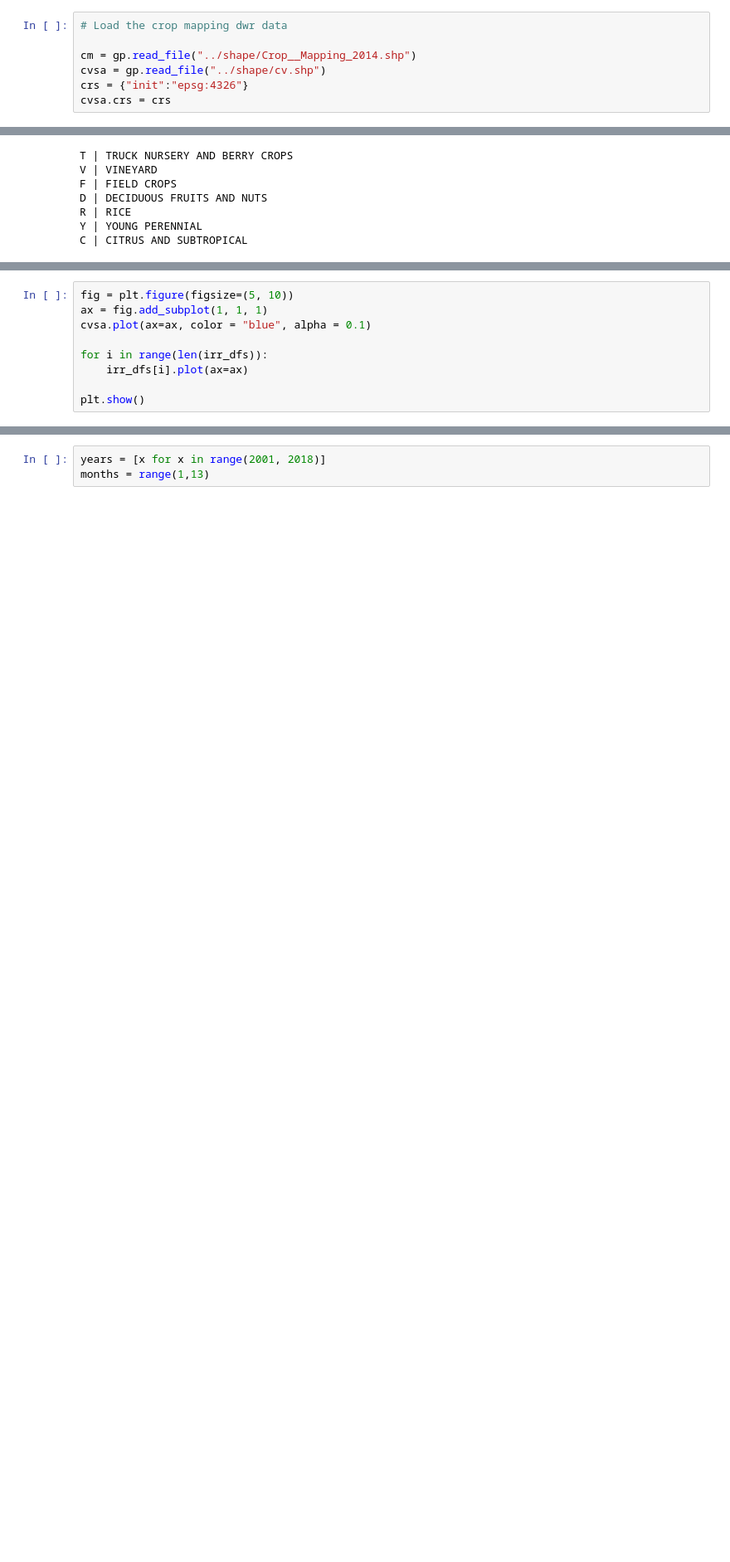
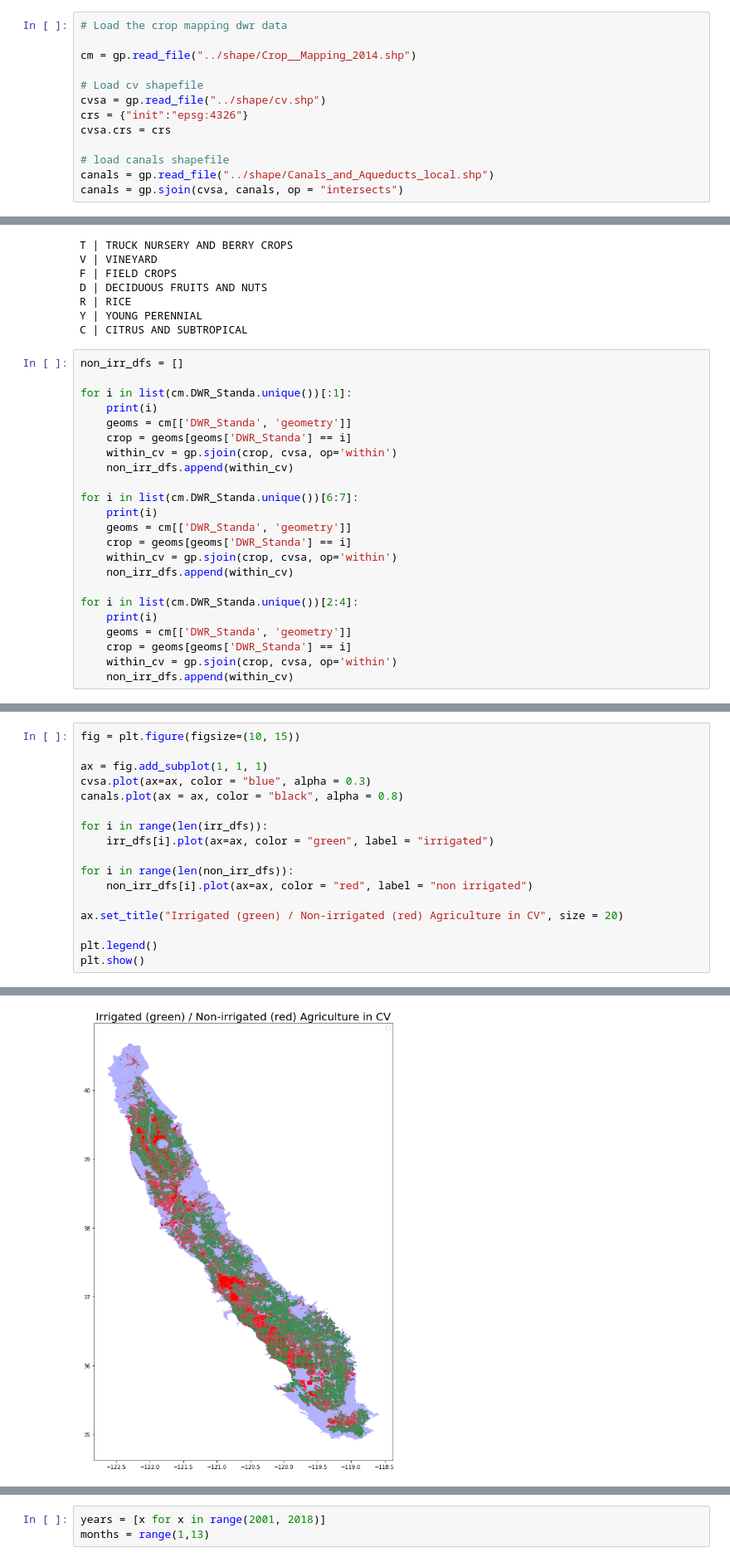
Before and after one commit to kashingtonDC/cvwbm, a Jupyter notebook: code/DWR_crops.ipynb, the cells around one changed output, grey strips where cells are left out. Shown: that part at 83% size. Saved outputs shown, nothing was run; the diff lists cells and outputs as text; blank space fills up the shorter version.

Commit message:
update dwr crops

```diff
--- a/code/DWR_crops.ipynb
+++ b/code/DWR_crops.ipynb
@@ -14,6 +19,12 @@ ee.Initialize()
 # Load the crop mapping dwr data
 
 cm = gp.read_file("../shape/Crop__Mapping_2014.shp")
+
+# Load cv shapefile
 cvsa = gp.read_file("../shape/cv.shp")
 crs = {"init":"epsg:4326"}
 cvsa.crs = crs
+
+# load canals shapefile
+canals = gp.read_file("../shape/Canals_and_Aqueducts_local.shp")
+canals = gp.sjoin(cvsa, canals, op = "intersects")
@@ -61,3 +70,26 @@ D | DECIDUOUS FRUITS AND NUTS
 R | RICE
 Y | YOUNG PERENNIAL
 C | CITRUS AND SUBTROPICAL
+# %%
+non_irr_dfs = []
+
+for i in list(cm.DWR_Standa.unique())[:1]:
+    print(i)
+    geoms = cm[['DWR_Standa', 'geometry']]
+    crop = geoms[geoms['DWR_Standa'] == i]
+    within_cv = gp.sjoin(crop, cvsa, op='within')
+    non_irr_dfs.append(within_cv)
+
+for i in list(cm.DWR_Standa.unique())[6:7]:
+    print(i)
+    geoms = cm[['DWR_Standa', 'geometry']]
+    crop = geoms[geoms['DWR_Standa'] == i]
+    within_cv = gp.sjoin(crop, cvsa, op='within')
+    non_irr_dfs.append(within_cv)
+
+for i in list(cm.DWR_Standa.unique())[2:4]:
+    print(i)
+    geoms = cm[['DWR_Standa', 'geometry']]
+    crop = geoms[geoms['DWR_Standa'] == i]
+    within_cv = gp.sjoin(crop, cvsa, op='within')
+    non_irr_dfs.append(within_cv)
@@ -64,9 +101,18 @@ C | CITRUS AND SUBTROPICAL
 # %%
-fig = plt.figure(figsize=(5, 10))
+fig = plt.figure(figsize=(10, 15))
+
 ax = fig.add_subplot(1, 1, 1)
-cvsa.plot(ax=ax, color = "blue", alpha = 0.1)
+cvsa.plot(ax=ax, color = "blue", alpha = 0.3)
+canals.plot(ax = ax, color = "black", alpha = 0.8)
 
 for i in range(len(irr_dfs)):
-    irr_dfs[i].plot(ax=ax)
+    irr_dfs[i].plot(ax=ax, color = "green", label = "irrigated")
 
+for i in range(len(non_irr_dfs)):
+    non_irr_dfs[i].plot(ax=ax, color = "red", label = "non irrigated")
+
+ax.set_title("Irrigated (green) / Non-irrigated (red) Agriculture in CV", size = 20)
+
+plt.legend()
 plt.show()
+# %% [output]
@@ -72,0 +120 @@ plt.show()
+[figure, added]
```
Also changed, not shown: parts of 23 cells of this notebook.
